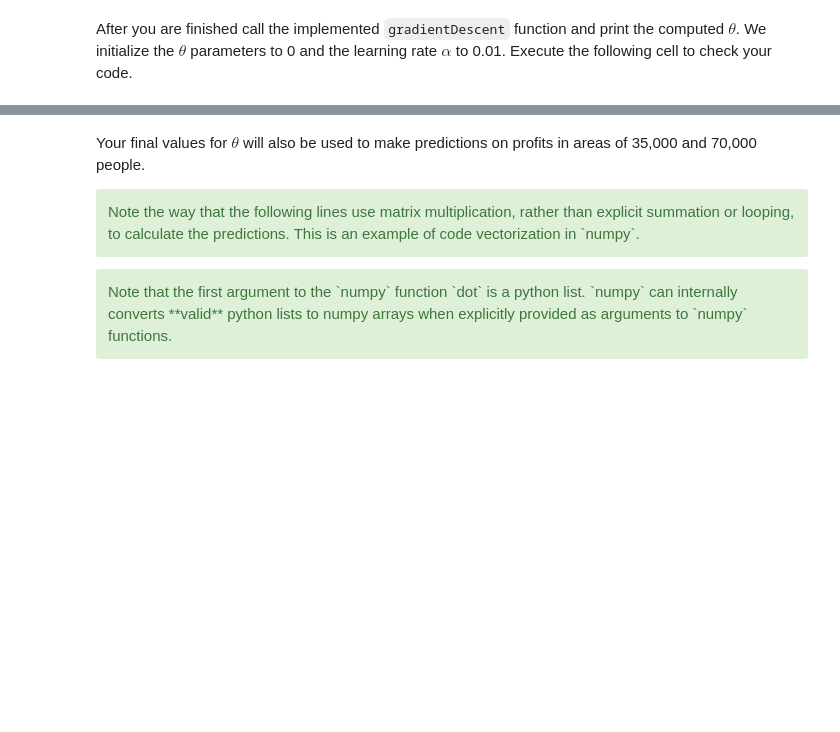
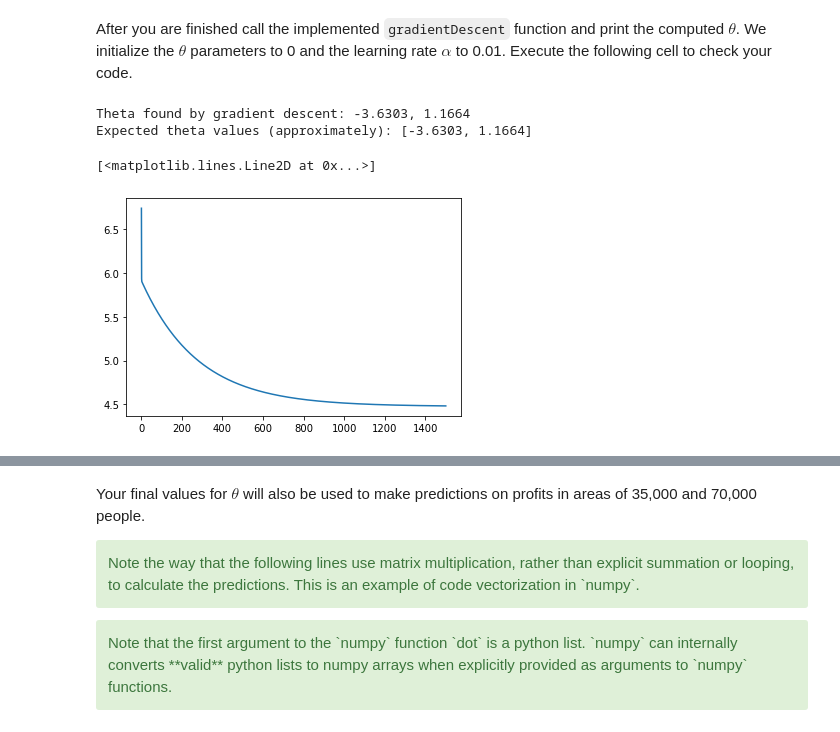
Before and after one commit to TheBatman0102/ml-coursera-python-assignments, a Jupyter notebook: Exercise1/exercise1.ipynb, the cells around one changed output, grey strips where cells are left out. Drawn from its saved outputs; the diff is of its cells as text; code cells hidden in the pictures; blank space fills up the shorter version.

```diff
--- a/Exercise1/exercise1.ipynb
+++ b/Exercise1/exercise1.ipynb
@@ -315,7 +310,9 @@ def computeCost(X, y, theta):
     J = 0
 
     # ====================== YOUR CODE HERE =====================
-
+    errMat=X@theta-y
+    err=np.linalg.norm(errMat)
+    J=1/(2*m)*err*err
 
     # ===========================================================
     return J
@@ -407,7 +416,7 @@ def gradientDescent(X, y, theta, alpha, num_iters):
 
     for i in range(num_iters):
         # ==================== YOUR CODE HERE =================================
-
+        theta=theta-alpha/m*X.T@(X@theta-y)
 
         # =====================================================================
 
@@ -420,14 +429,20 @@ After you are finished call the implemented `gradientDescent` function and print
 # %%
 # initialize fitting parameters
 theta = np.zeros(2)
 
 # some gradient descent settings
 iterations = 1500
 alpha = 0.01
 
 theta, J_history = gradientDescent(X ,y, theta, alpha, iterations)
 print('Theta found by gradient descent: {:.4f}, {:.4f}'.format(*theta))
 print('Expected theta values (approximately): [-3.6303, 1.1664]')
+pyplot.plot(range(1,iterations+1),J_history)
+# %% [output]
+Theta found by gradient descent: -3.6303, 1.1664
+Expected theta values (approximately): [-3.6303, 1.1664]
+[<matplotlib.lines.Line2D at 0x...>]
+[figure, added]
 # %% [markdown]
 We will use your final parameters to plot the linear fit. The results should look like the following figure.
 
```
Also changed, not shown: parts of 19 cells of this notebook, 8 other files.
